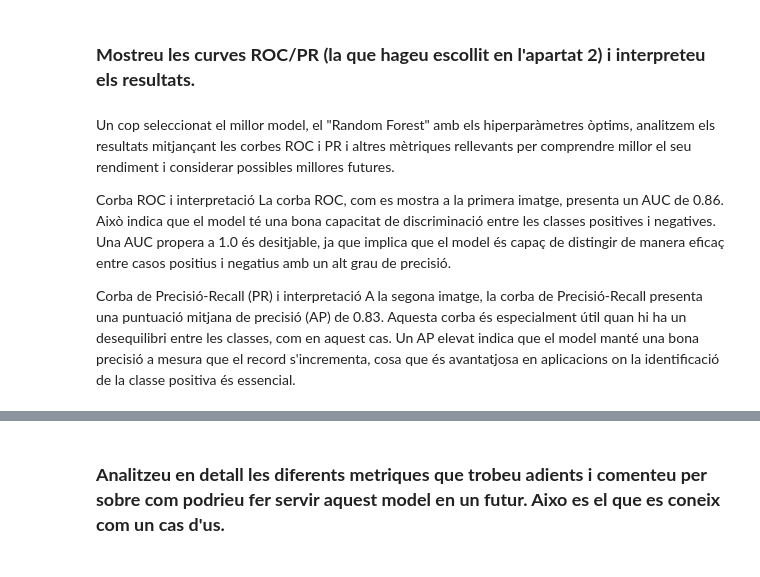
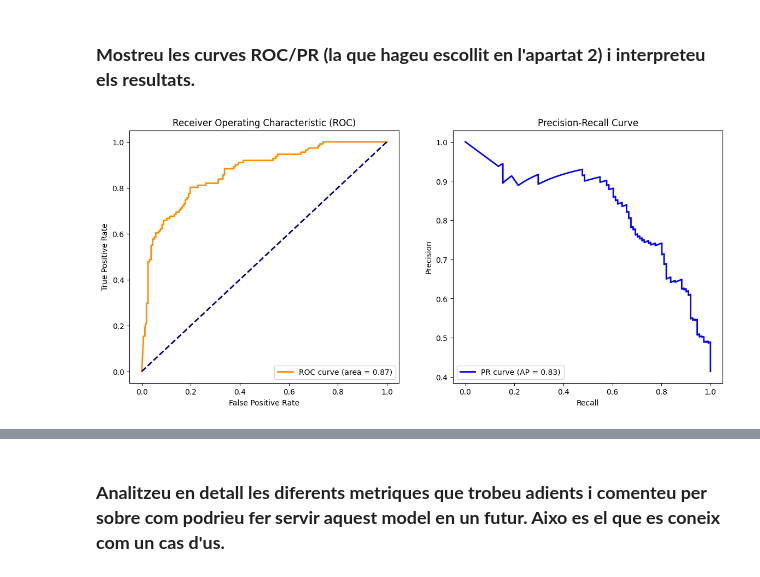
Before and after one commit to Frostyniano/ApC_Pr-ctiques, a Jupyter notebook: APC_Practica_1_2024.ipynb, the cells around one changed output, grey strips where cells are left out. Cells and saved outputs as stored; diff of their text form; code cells hidden in the pictures.

```diff
--- a/APC_Practica_1_2024.ipynb
+++ b/APC_Practica_1_2024.ipynb
@@ -924,11 +924,56 @@ Preguntes:
 * Com creieu que es podria millorar el vostre model?
 # %% [markdown]
 ### **Mostreu les curves ROC/PR (la que hageu escollit en l'apartat 2) i interpreteu els resultats.**
-# %% [markdown]
-Un cop seleccionat el millor model, el "Random Forest" amb els hiperparàmetres òptims, analitzem els resultats mitjançant les corbes ROC i PR i altres mètriques rellevants per comprendre millor el seu rendiment i considerar possibles millores futures.
-
-Corba ROC i interpretació
-La corba ROC, com es mostra a la primera imatge, presenta un AUC de 0.86. Això indica que el model té una bona capacitat de discriminació entre les classes positives i negatives. Una AUC propera a 1.0 és desitjable, ja que implica que el model és capaç de distingir de manera eficaç entre casos positius i negatius amb un alt grau de precisió.
-
-Corba de Precisió-Recall (PR) i interpretació
-A la segona imatge, la corba de Precisió-Recall presenta una puntuació mitjana de precisió (AP) de 0.83. Aquesta corba és especialment útil quan hi ha un desequilibri entre les classes, com en aquest cas. Un AP elevat indica que el model manté una bona precisió a mesura que el record s'incrementa, cosa que és avantatjosa en aplicacions on la identificació de la classe positiva és essencial.
+# %%
+from sklearn.ensemble import RandomForestClassifier
+from sklearn.metrics import roc_curve, auc, precision_recall_curve, average_precision_score
+import matplotlib.pyplot as plt
+
+# Assuming best_param_set contains the best hyperparameters for Random Forest
+best_params_rf = {'max_depth': 30, 'min_samples_split': 5, 'n_estimators': 50}
+
+# Initialize RandomForest model with the best hyperparameters
+rf_best = RandomForestClassifier(**best_params_rf)
+
+# Split the data into training and test sets (if you haven't done so already)
+# Example of train-test split:
+from sklearn.model_selection import train_test_split
+X_train, X_test, y_train, y_test = train_test_split(X, y, test_size=0.3, random_state=42)
+
+# Train the model with the best parameters
+rf_best.fit(X_train, y_train)
+
+# Obtain predicted probabilities for the positive class (1)
+y_proba = rf_best.predict_proba(X_test)[:, 1]
+
+# ROC Curve
+fpr, tpr, _ = roc_curve(y_test, y_proba)
+roc_auc = auc(fpr, tpr)
+
+# Precision-Recall Curve
+precision, recall, _ = precision_recall_curve(y_test, y_proba)
+average_precision = average_precision_score(y_test, y_proba)
+
+# Plot ROC and Precision-Recall curves
+plt.figure(figsize=(14, 6))
+
+# Subplot for ROC
+plt.subplot(1, 2, 1)
+plt.plot(fpr, tpr, color='darkorange', lw=2, label=f'ROC curve (area = {roc_auc:.2f})')
+plt.plot([0, 1], [0, 1], color='navy', lw=2, linestyle='--')
+plt.xlabel('False Positive Rate')
+plt.ylabel('True Positive Rate')
+plt.title('Receiver Operating Characteristic (ROC)')
+plt.legend(loc="lower right")
+
+# Subplot for Precision-Recall
+plt.subplot(1, 2, 2)
+plt.plot(recall, precision, color='blue', lw=2, label=f'PR curve (AP = {average_precision:.2f})')
+plt.xlabel('Recall')
+plt.ylabel('Precision')
+plt.title('Precision-Recall Curve')
+plt.legend(loc="lower left")
+
+plt.show()
+# %% [output]
+[figure, added]
```
Also changed, not shown: parts of 6 cells of this notebook.
